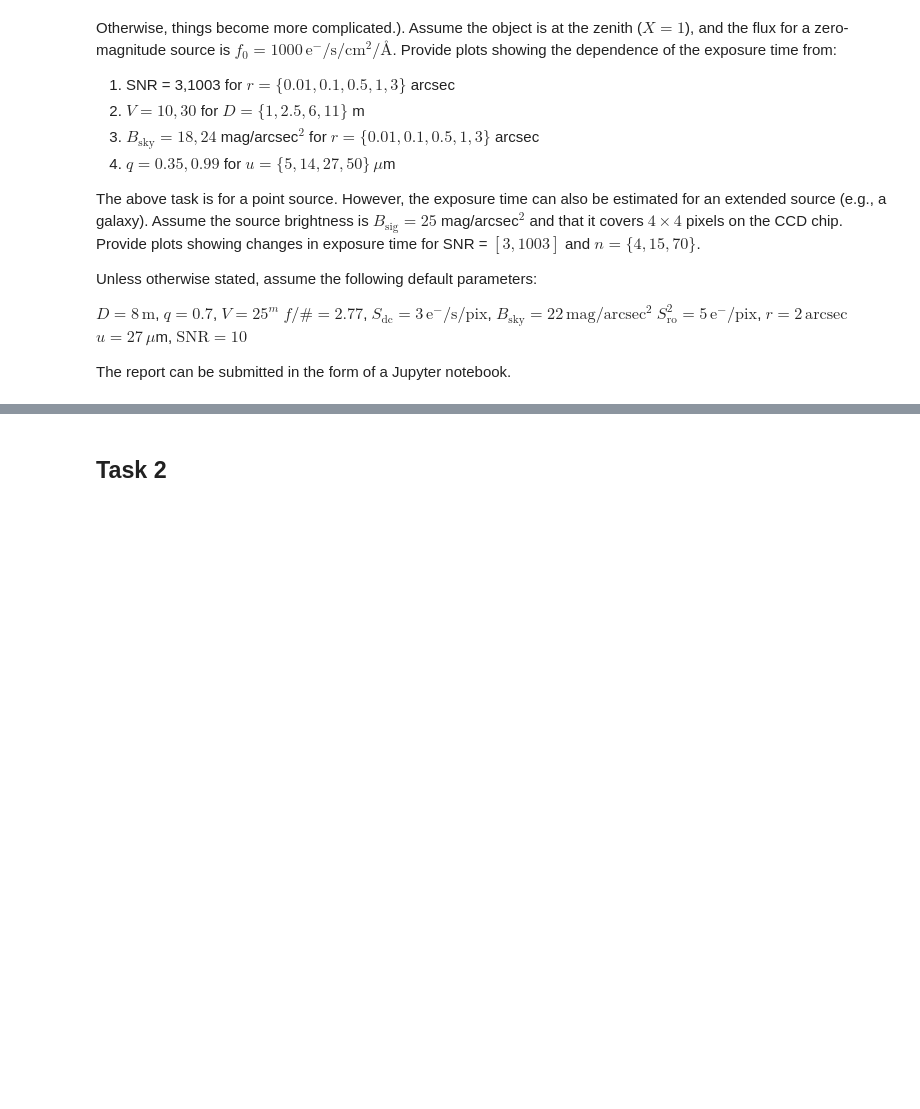
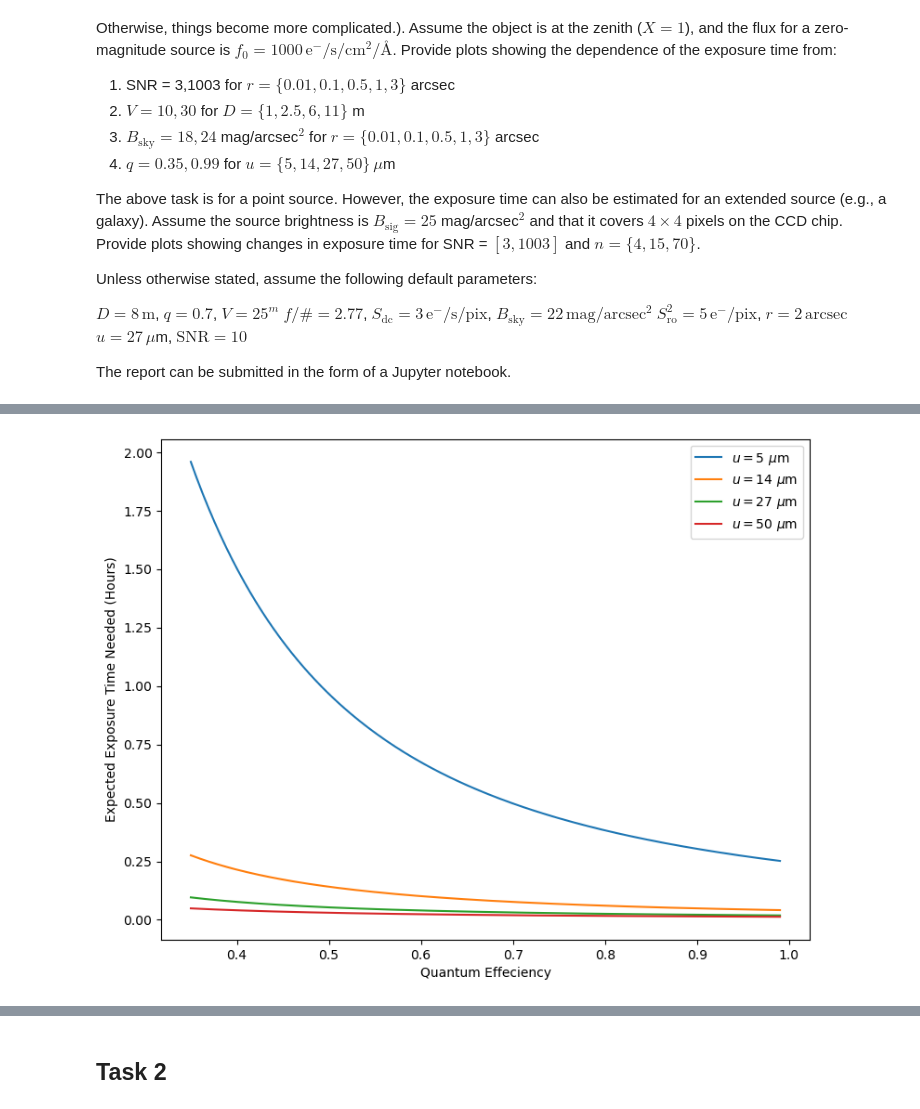
Before and after one commit to tcaba2/DataReduction2024, a Jupyter notebook: HomeWork_3/ExposureTime.ipynb, the cells around one changed output, grey strips where cells are left out. Cells and saved outputs as stored; diff of their text form; code cells hidden in the pictures; blank space fills up the shorter version.

```diff
--- a/HomeWork_3/ExposureTime.ipynb
+++ b/HomeWork_3/ExposureTime.ipynb
@@ -142,0 +217,24 @@ plot_exposure_vs_quantum_efficiency()
+# %%
+times = []
+
+qs = np.linspace(0.35, 0.99, 200)
+u_array = [5, 14, 27, 50]
+
+for u in u_array:
+    time_array = np.array([exposure_time(quantum_efficiency=q, pixel_size=u) for q in qs])
+    times.append(time_array)
+
+plt.figure(figsize=(9,7))
+
+for u, time_array in zip(u_array, times):
+    plt.plot(qs, time_array/3600, label=f'$u = {u}~\mu$m')
+
+plt.xlabel('Quantum Effeciency')
+plt.ylabel('Expected Exposure Time Needed (Hours)')
+
+# plt.yscale('log')
+
+plt.legend()
+plt.show()
+# %% [output]
+[figure, added]
```
Also changed, not shown: parts of 10 cells of this notebook.
